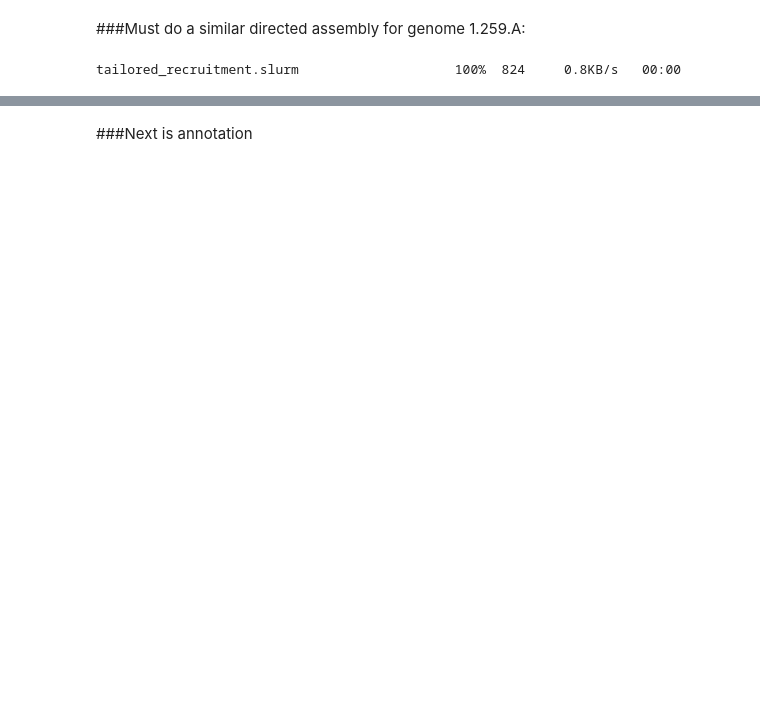
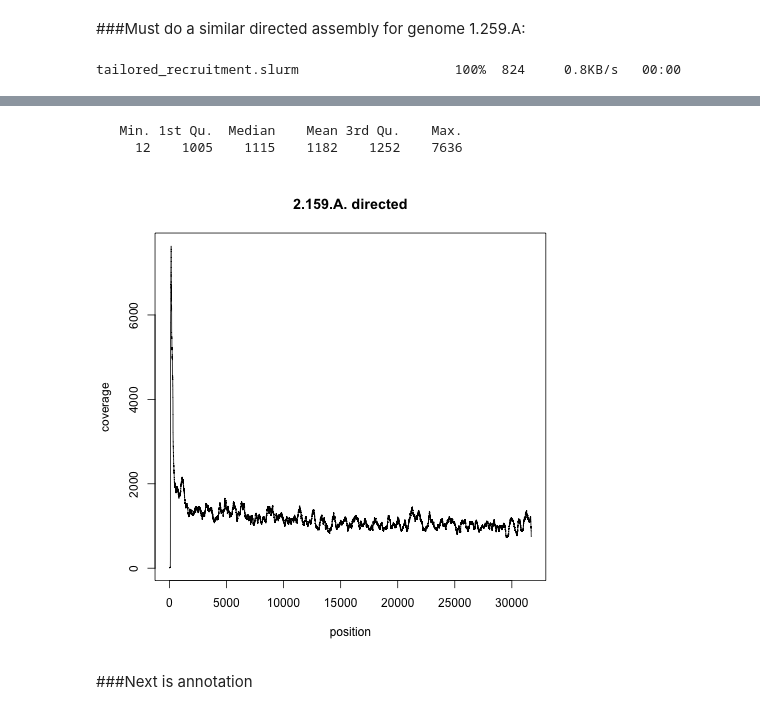
Before and after one commit to juliambrosman/nahant-genome-rearrangement, a Jupyter notebook: Group17.ipynb, the cells around one changed output, grey strips where cells are left out. Cells and saved outputs as stored; diff of their text form; code cells hidden in the pictures; blank space fills up the shorter version.

```diff
--- a/Group17.ipynb
+++ b/Group17.ipynb
@@ -1079,2 +1149,14 @@ tailored_recruitment.slurm                    100%  824     0.8KB/s   00:00
+# %%
+%%R
+filename<-"2.159.A.directed.genomecoverage.txt"
+coverage<-read.table(filename, sep="\t")
+#pdf("1.028.O.directed.genomecoverage.pdf")
+with(coverage, plot(V2, V3, type="n",xlab="position",ylab="coverage", main="2.159.A. directed"))
+with(coverage, lines(V2,V3))
+summary(coverage$V3)
+# %% [output]
+   Min. 1st Qu.  Median    Mean 3rd Qu.    Max.
+     12    1005    1115    1182    1252    7636
+[figure, added]
 # %% [markdown]
 ###Next is annotation
```
Also changed, not shown: parts of 24 cells of this notebook, 2 other files.
